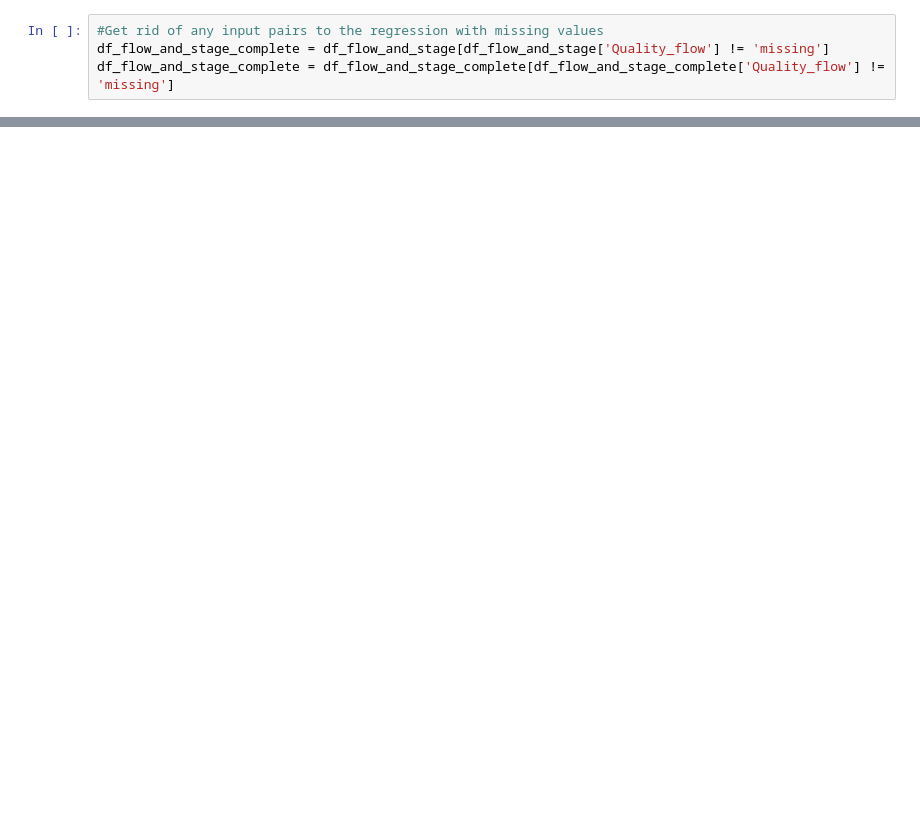
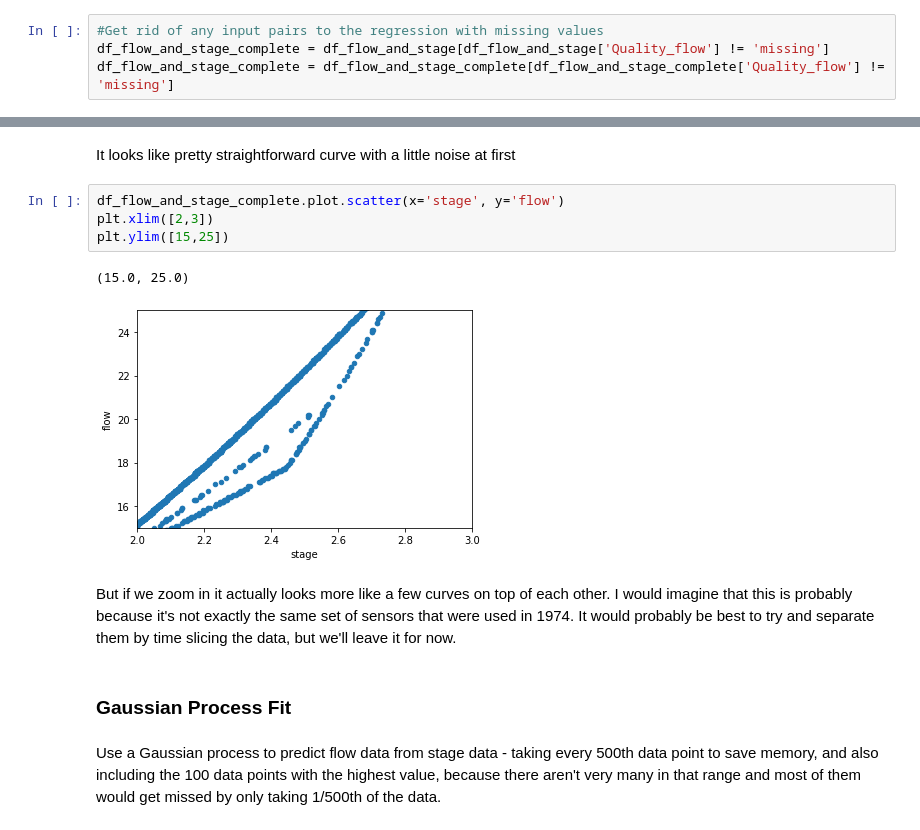
Before and after one commit to ai4er-cdt/flood_risk_shipston, a Jupyter notebook: notebooks/mja/wiski_exploration.ipynb, the cells around one changed output, grey strips where cells are left out. Drawn from its saved outputs; the diff is of its cells as text; blank space fills up the shorter version.

```diff
--- a/notebooks/mja/wiski_exploration.ipynb
+++ b/notebooks/mja/wiski_exploration.ipynb
@@ -209,3 +209,18 @@ df_flow_and_stage_complete.plot(x='stage', y='flow')
+# %% [markdown]
+It looks like pretty straightforward curve with a little noise at first
+# %%
+df_flow_and_stage_complete.plot.scatter(x='stage', y='flow')
+plt.xlim([2,3])
+plt.ylim([15,25])
+# %% [output]
+(15.0, 25.0)
+[figure, added]
+# %% [markdown]
+But if we zoom in it actually looks more like a few curves on top of each other. I would imagine that this is probably because it's not exactly the same set of sensors that were used in 1974. It would probably be best to try and separate them by time slicing the data, but we'll leave it for now.
+# %% [markdown]
+### Gaussian Process Fit
+# %% [markdown]
+Use a Gaussian process to predict flow data from stage data - taking every 500th data point to save memory, and also including the 100 data points with the highest value, because there aren't very many in that range and most of them would get missed by only taking 1/500th of the data.
 # %%
 from sklearn.gaussian_process import GaussianProcessRegressor
 from sklearn.gaussian_process.kernels import ConstantKernel, RBF
```
Also changed, not shown: parts of 18 cells of this notebook.
